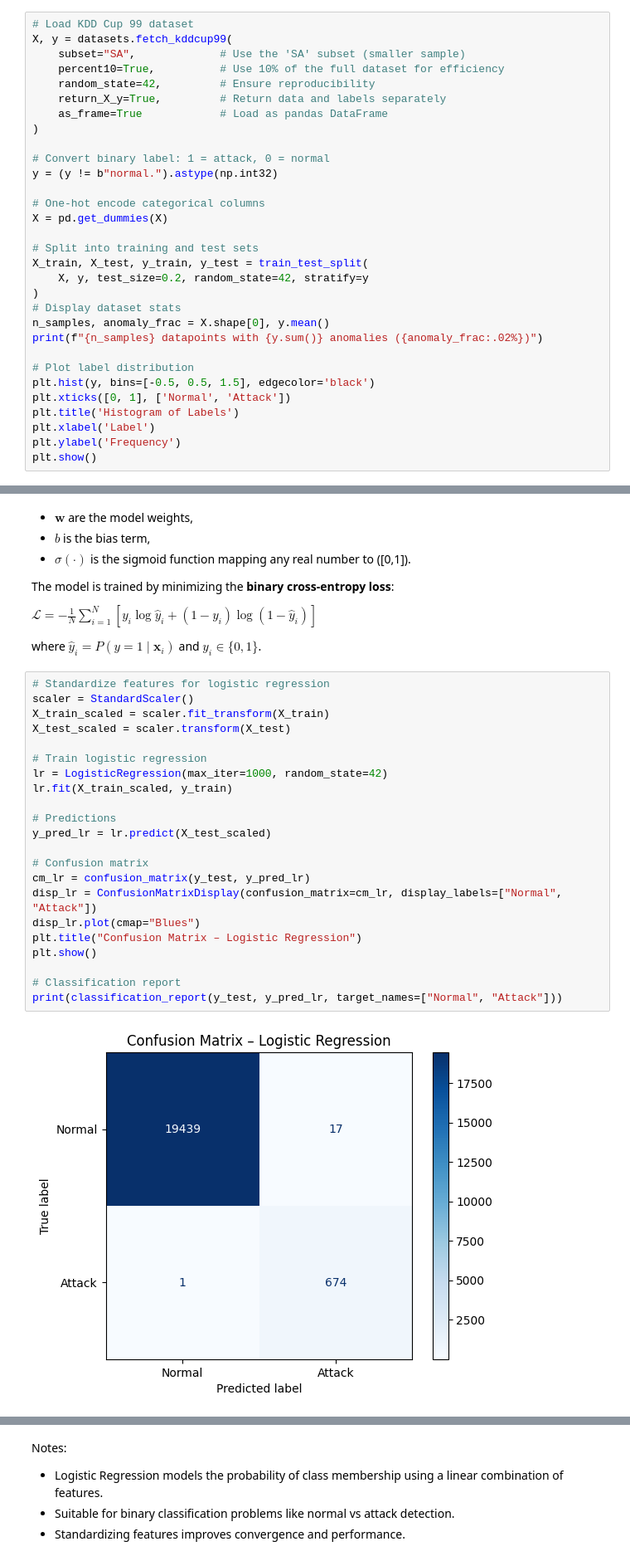
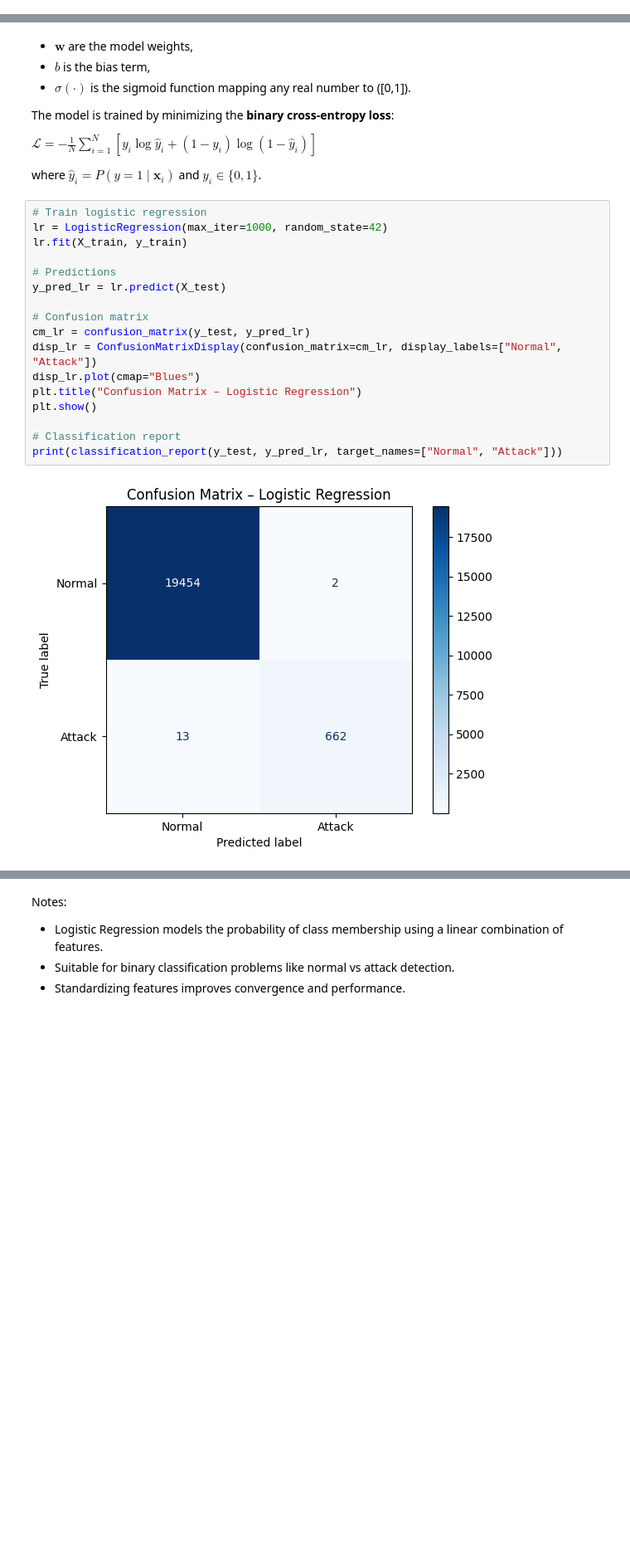
Before and after one commit to shaoyunguo/mlcysec_tutorial, a Jupyter notebook: source/tutorial_notebooks/getting_started_with_ml/getting_started_with_ml.ipynb, the cells around one changed output, grey strips where cells are left out. Shown: that part at 83% size. Saved outputs shown, nothing was run; the diff lists cells and outputs as text; blank space fills up the shorter version.

```diff
--- a/source/tutorial_notebooks/getting_started_with_ml/getting_started_with_ml.ipynb
+++ b/source/tutorial_notebooks/getting_started_with_ml/getting_started_with_ml.ipynb
@@ -166,31 +218,0 @@ We’ll use a subset (`SA`) of the data to keep computation manageable.
-# %%
-# Load KDD Cup 99 dataset
-X, y = datasets.fetch_kddcup99(
-    subset="SA",             # Use the 'SA' subset (smaller sample)
-    percent10=True,          # Use 10% of the full dataset for efficiency
-    random_state=42,         # Ensure reproducibility
-    return_X_y=True,         # Return data and labels separately
-    as_frame=True            # Load as pandas DataFrame
-)
-
-# Convert binary label: 1 = attack, 0 = normal
-y = (y != b"normal.").astype(np.int32)
-
-# One-hot encode categorical columns
-X = pd.get_dummies(X)
-
-# Split into training and test sets
-X_train, X_test, y_train, y_test = train_test_split(
-    X, y, test_size=0.2, random_state=42, stratify=y
-)
-# Display dataset stats
-n_samples, anomaly_frac = X.shape[0], y.mean()
-print(f"{n_samples} datapoints with {y.sum()} anomalies ({anomaly_frac:.02%})")
-
-# Plot label distribution
-plt.hist(y, bins=[-0.5, 0.5, 1.5], edgecolor='black')
-plt.xticks([0, 1], ['Normal', 'Attack'])
-plt.title('Histogram of Labels')
-plt.xlabel('Label')
-plt.ylabel('Frequency')
-plt.show()
@@ -223,29 +242,24 @@ $
 
 where $\hat{y}_i = P(y=1 \mid \mathbf{x}_i)$ and $y_i \in \{0,1\}$.
 # %%
-# Standardize features for logistic regression
-scaler = StandardScaler()
-X_train_scaled = scaler.fit_transform(X_train)
-X_test_scaled = scaler.transform(X_test)
-
 # Train logistic regression
 lr = LogisticRegression(max_iter=1000, random_state=42)
-lr.fit(X_train_scaled, y_train)
+lr.fit(X_train, y_train)
 
 # Predictions
-y_pred_lr = lr.predict(X_test_scaled)
+y_pred_lr = lr.predict(X_test)
 
 # Confusion matrix
 cm_lr = confusion_matrix(y_test, y_pred_lr)
 disp_lr = ConfusionMatrixDisplay(confusion_matrix=cm_lr, display_labels=["Normal", "Attack"])
 disp_lr.plot(cmap="Blues")
 plt.title("Confusion Matrix – Logistic Regression")
 plt.show()
 
 # Classification report
 print(classification_report(y_test, y_pred_lr, target_names=["Normal", "Attack"]))
 # %% [output]
-[figure, old version]
+[figure, new version]
               precision    recall  f1-score   support
 
       Normal       1.00      1.00      1.00     19456
```
Also changed, not shown: parts of 71 cells of this notebook.
